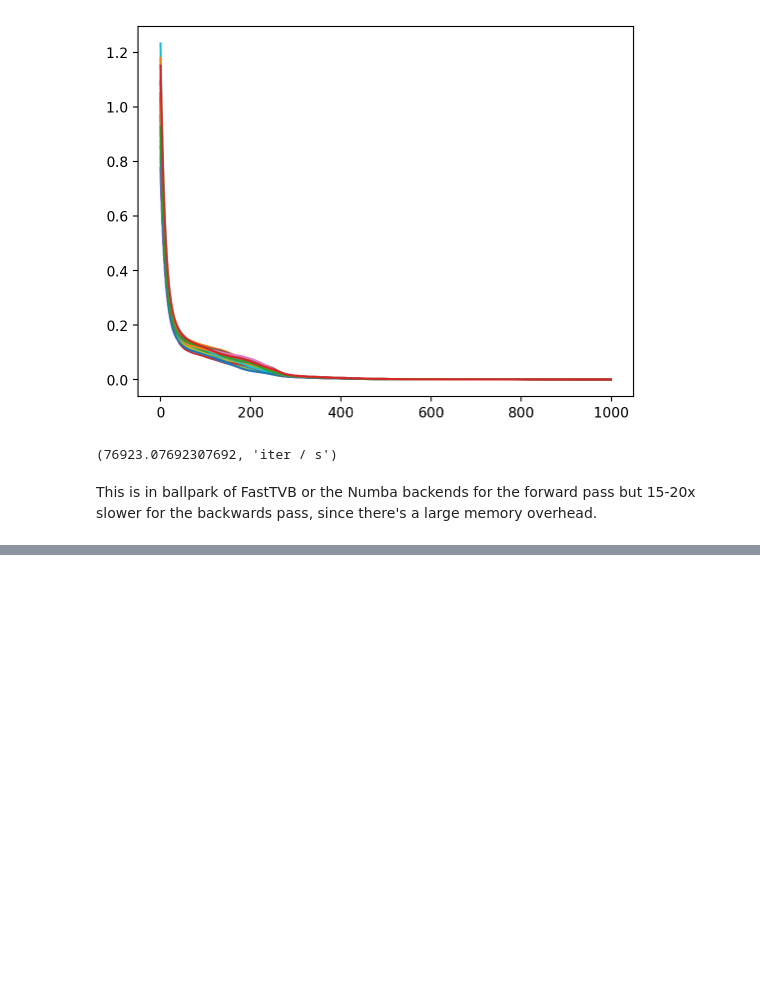
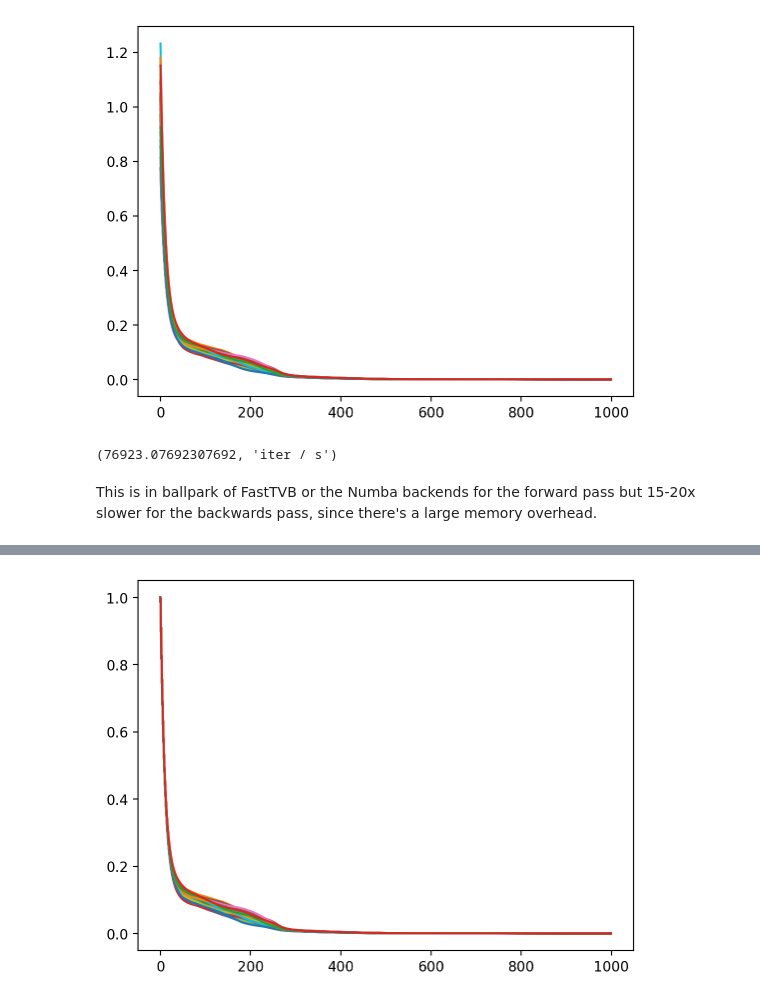
Before and after one commit to ins-amu/vbjax, a Jupyter notebook: 22 Connectome delays time stepping.ipynb, the cells around one changed output, grey strips where cells are left out. Cells and saved outputs as stored; diff of their text form; code cells hidden in the pictures; blank space fills up the shorter version.

Commit message:
add make_dde loop

```diff
--- a/22 Connectome delays time stepping.ipynb
+++ b/22 Connectome delays time stepping.ipynb
@@ -577,3 +580,13 @@ pl.plot(xt1[:, nh:, 0].T);
 (76923.07692307692, 'iter / s')
 # %% [markdown]
 This is in ballpark of FastTVB or the Numba backends for the forward pass but 15-20x slower for the backwards pass, since there's a large memory overhead.
+# %%
+cfun = lambda xt, t: 0.1*np.mean(weights*xt[ns, nh + t - lengths], axis=1)
+dfun = lambda xt, t, p: (xt, p*xt[:,nh+t] + cfun(xt,t))
+_, loop = nfjax.make_dde(dt, nh, dfun)
+
+xt = np.ones((nn, nh + ts.size))
+xt1 = loop(xt, ts, -1.0)
+%timeit loop(xt, ts, -1.0)
+pl.plot(xt1[:, nh:].T);
+# %% [output]
@@ -579,0 +594 @@ This is in ballpark of FastTVB or the Numba backends for the forward pass but 15
+[figure, added]
```
Also changed, not shown: parts of 6 cells of this notebook, 3 other files.
